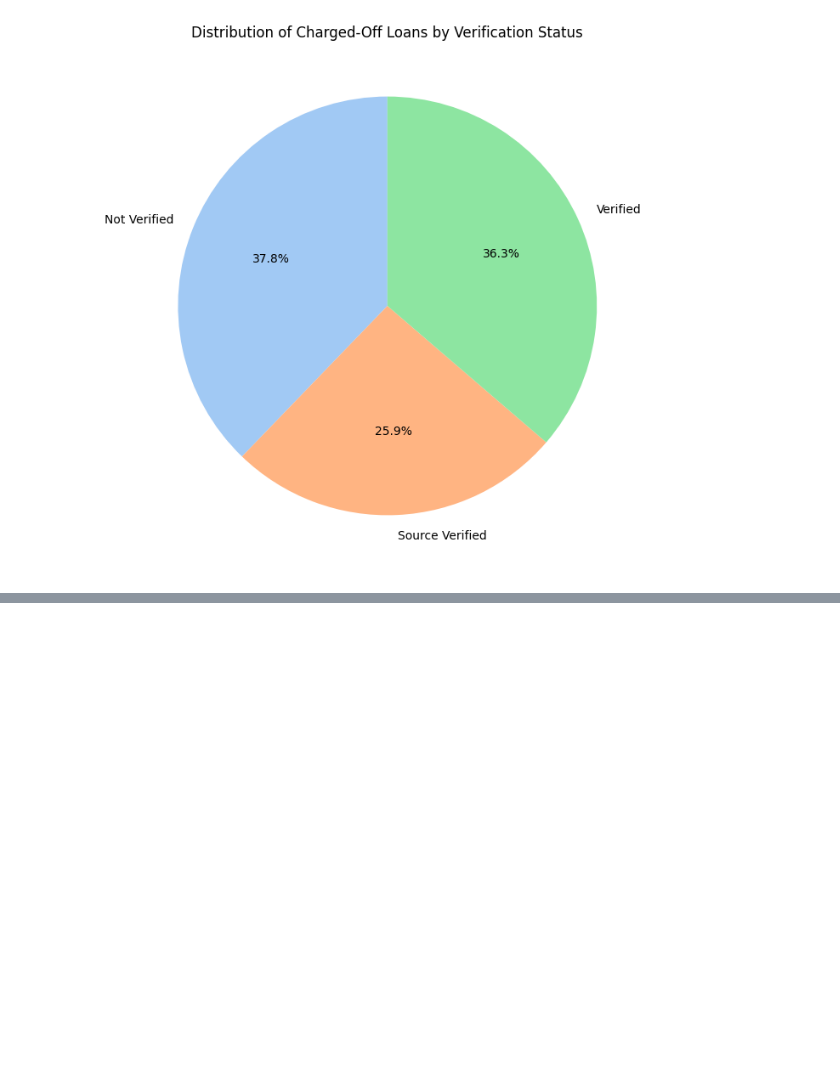
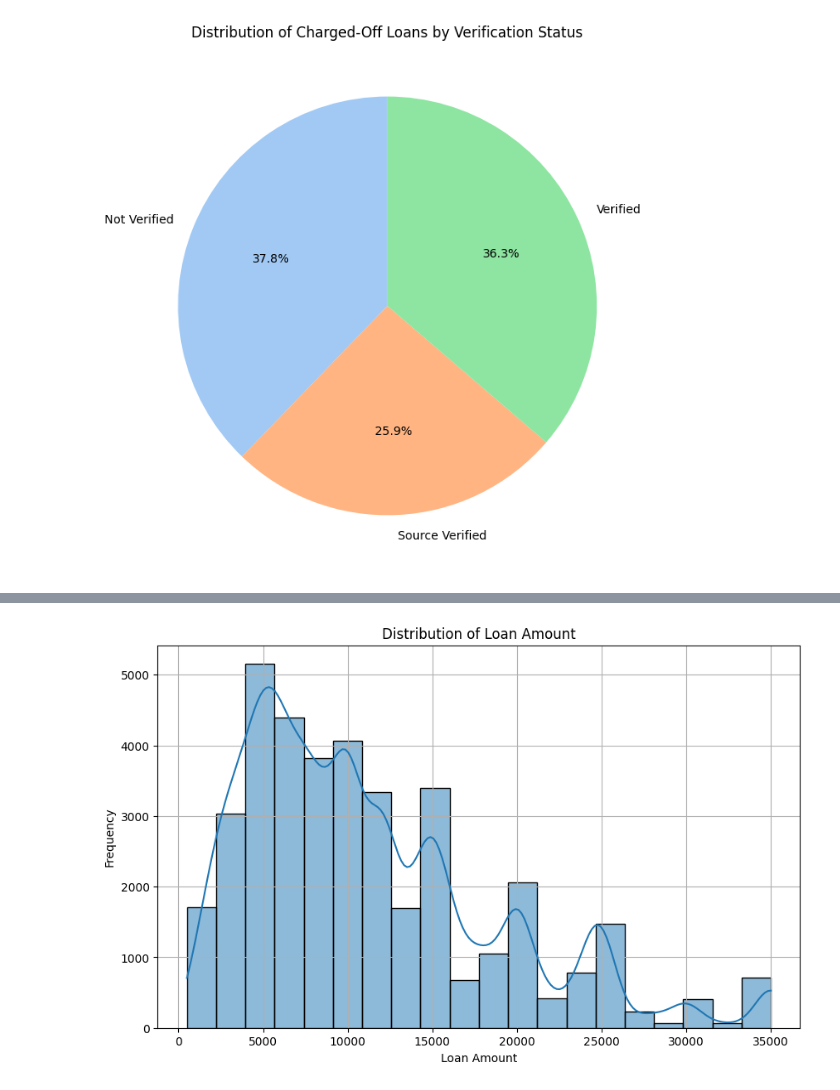
Before and after one commit to Jacinto2727/Loan_Report, a Jupyter notebook: Understanding_financial_loan_data.ipynb, the cells around one changed output, grey strips where cells are left out. Cells and saved outputs as stored; diff of their text form; code cells hidden in the pictures; blank space fills up the shorter version.

```diff
--- a/Understanding_financial_loan_data.ipynb
+++ b/Understanding_financial_loan_data.ipynb
@@ -257,0 +323,13 @@ plt.show()
+# %%
+import matplotlib.pyplot as plt
+import seaborn as sns
+
+plt.figure(figsize=(10, 6))
+sns.histplot(df['loan_amount'], bins=20, kde= True)
+plt.title('Distribution of Loan Amount')
+plt.xlabel('Loan Amount')
+plt.ylabel('Frequency')
+plt.grid(True)
+plt.show()
+# %% [output]
+[figure, added]
```
Also changed, not shown: parts of 8 cells of this notebook.
